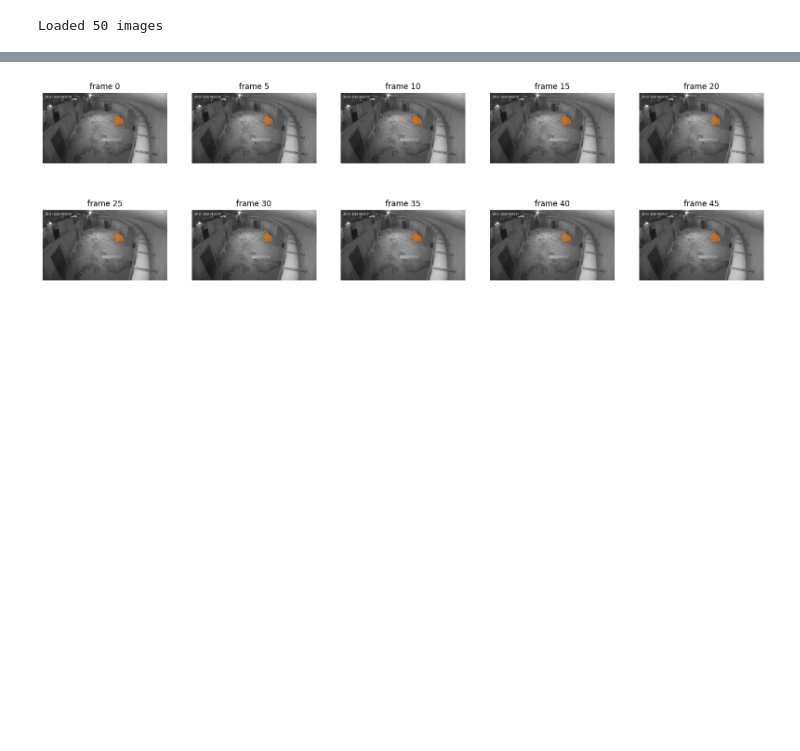
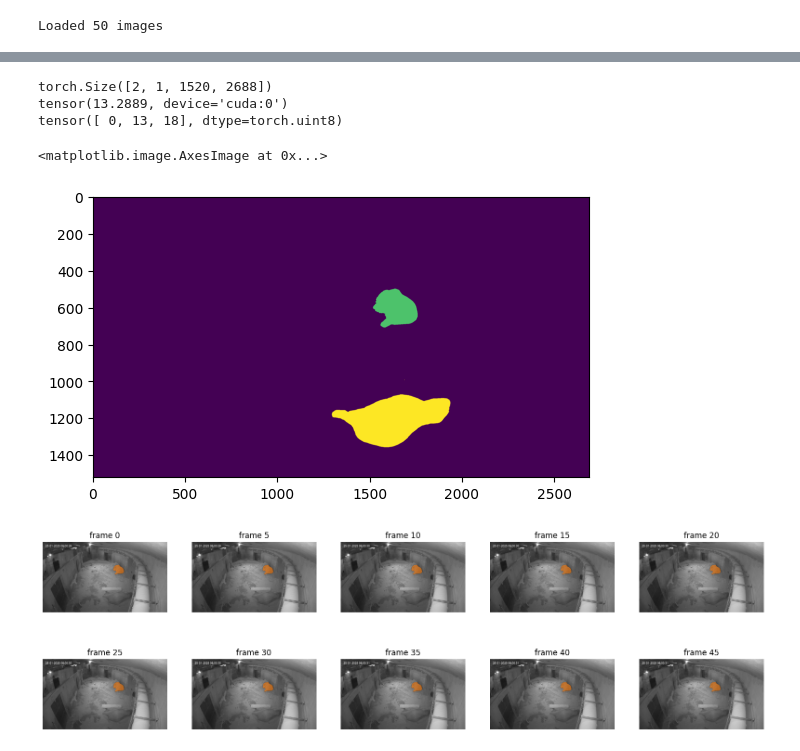
Before and after one commit to plumonito/zoo_vision, a Jupyter notebook: scripts/datasets/propagate_test.ipynb, the cells around one changed output, grey strips where cells are left out. Cells and saved outputs as stored; diff of their text form; code cells hidden in the pictures; blank space fills up the shorter version.

```diff
--- a/training/sam2_mask_propagation/propagate_test.ipynb
+++ b/scripts/datasets/propagate_test.ipynb
@@ -214,3 +218,34 @@ show_mask((mask_logits[0] > 0.0).cpu().numpy(), plt.gca(), obj_id=1)
+# %%
+def segmentation_from_logits(logits: torch.Tensor, obj_ids: list[int]) -> torch.Tensor:
+    logits = logits.squeeze()
+    logit_union, mask_idx = logits.max(dim=0)
+
+    h, w = logit_union.shape
+    segmentation = torch.zeros([h, w], dtype=torch.uint8, device=logits.device)
+    valid_idx = logit_union > 0
+
+    for idx, obj_id in enumerate(obj_ids):
+        segmentation[valid_idx & (mask_idx == idx)] = obj_id
+    return segmentation
+
+
+print(mask_logits.shape)
+print(mask_logits[1].max())
+# logits = mask_logits.cpu()
+# logit_union,mask_idx = logits.max(dim=0)
+# mask_union = logit_union > 0
+# mask_idx += 1
+# mask_idx[logit_union<=0] = 0
+
+segmentation = segmentation_from_logits(mask_logits, [13, 18]).cpu().squeeze()
+print(segmentation.unique())
+plt.imshow(segmentation)
+# %% [output]
+torch.Size([2, 1, 1520, 2688])
+tensor(13.2889, device='cuda:0')
+tensor([ 0, 13, 18], dtype=torch.uint8)
+<matplotlib.image.AxesImage at 0x...>
+[figure, added]
 # %%
 # run propagation throughout the video and collect the results in a dict
 masks = []
```
Also changed, not shown: parts of 2 cells of this notebook, 15 other files.
